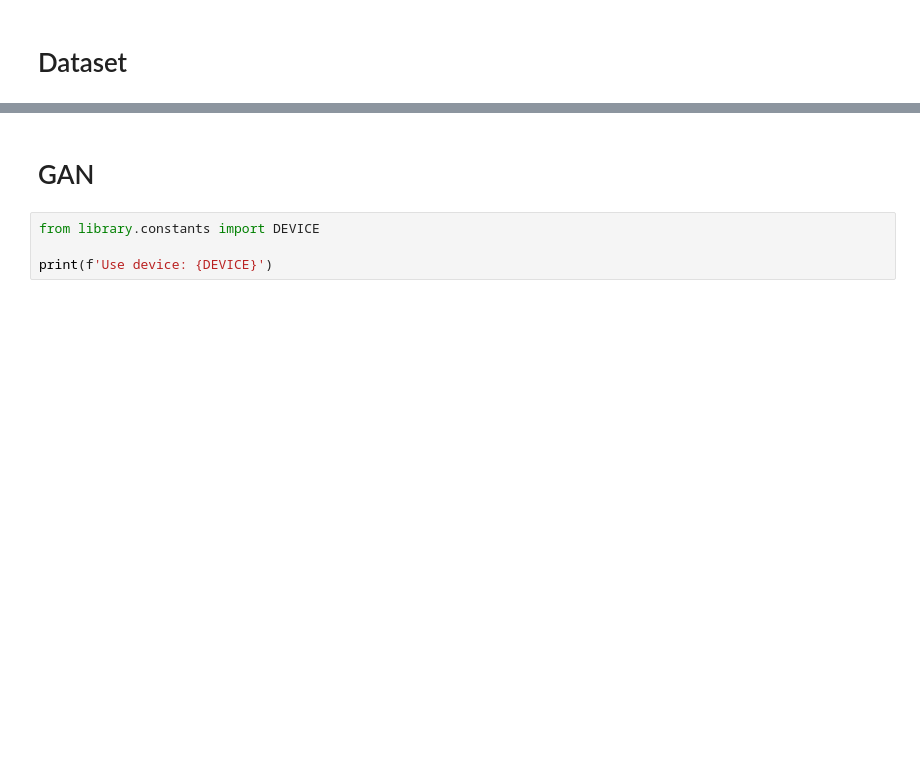
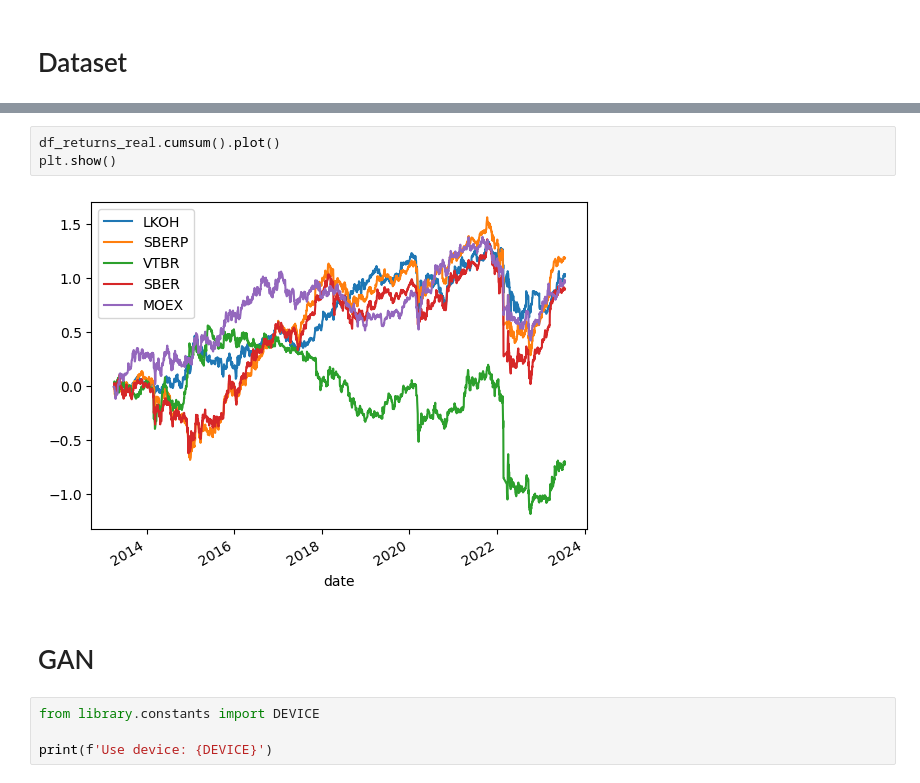
Before and after one commit to GudkovNikolay/Interactive_dashboard_ECML_2025, a Jupyter notebook: research/gan.ipynb, the cells around one changed output, grey strips where cells are left out. Saved outputs shown, nothing was run; the diff lists cells and outputs as text; blank space fills up the shorter version.

```diff
--- a/research/gan.ipynb
+++ b/research/gan.ipynb
@@ -30,3 +28,8 @@ Sample batch: torch.Size([256, 5, 252])
+# %%
+df_returns_real.cumsum().plot()
+plt.show()
+# %% [output]
+[figure, added]
 # %% [markdown]
 # GAN
 # %%
```
Also changed, not shown: parts of 13 cells of this notebook, 17 other files.
